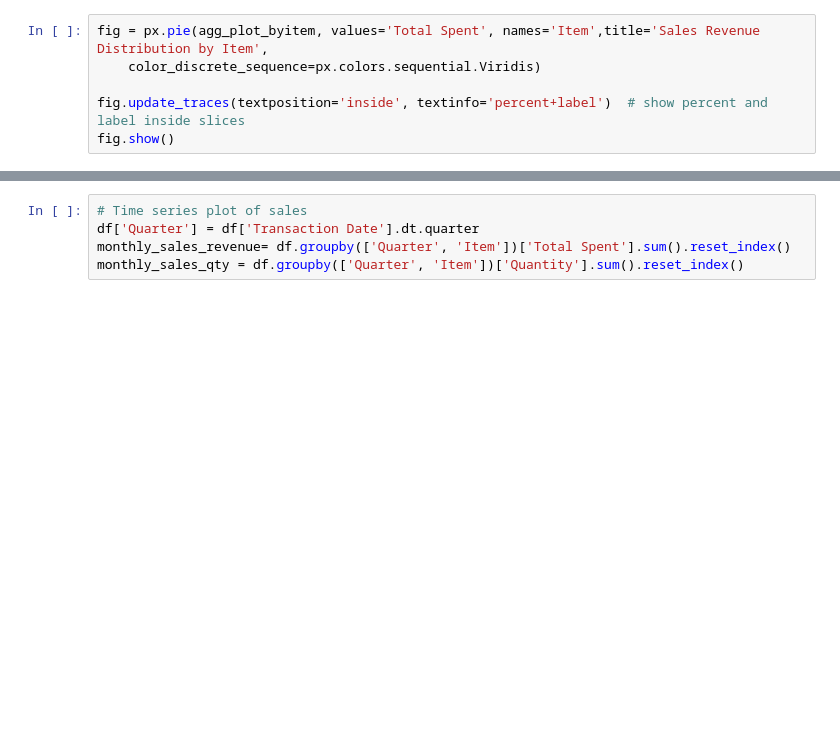
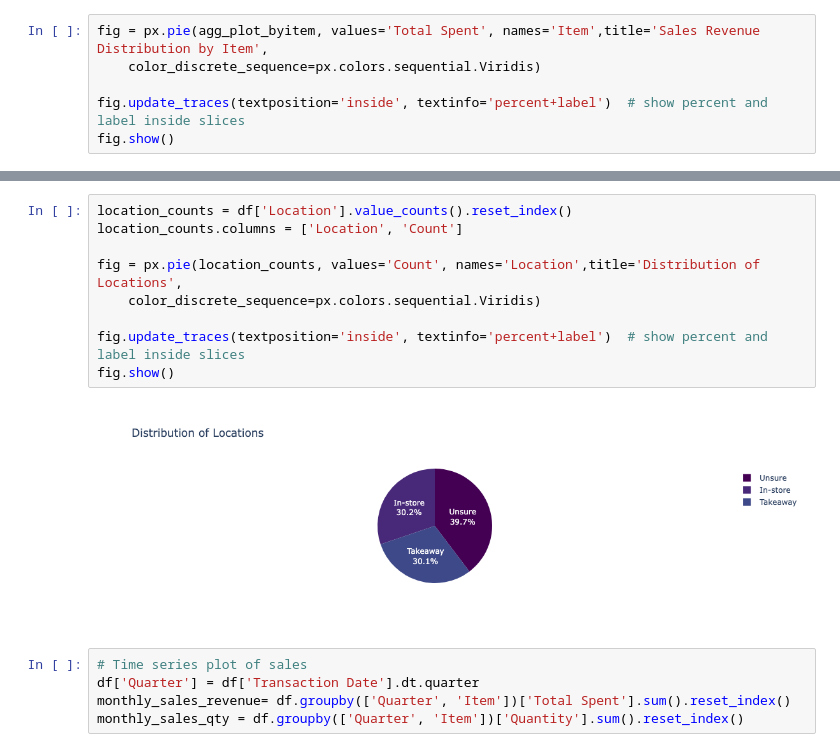
Before and after one commit to jayelle0609/Tidying-Data-Files, a Jupyter notebook: clean/Clean.ipynb, the cells around one changed output, grey strips where cells are left out. Saved outputs shown, nothing was run; the diff lists cells and outputs as text; blank space fills up the shorter version.

```diff
--- a/clean/Clean.ipynb
+++ b/clean/Clean.ipynb
@@ -386,3 +397,14 @@ fig.show()
+# %%
+location_counts = df['Location'].value_counts().reset_index()
+location_counts.columns = ['Location', 'Count']
+
+fig = px.pie(location_counts, values='Count', names='Location',title='Distribution of Locations',
+    color_discrete_sequence=px.colors.sequential.Viridis)
+
+fig.update_traces(textposition='inside', textinfo='percent+label')  # show percent and label inside slices
+fig.show()
+# %% [output]
+[figure, added]
 # %%
 # Time series plot of sales
 df['Quarter'] = df['Transaction Date'].dt.quarter
```
Also changed, not shown: parts of 2 cells of this notebook.
